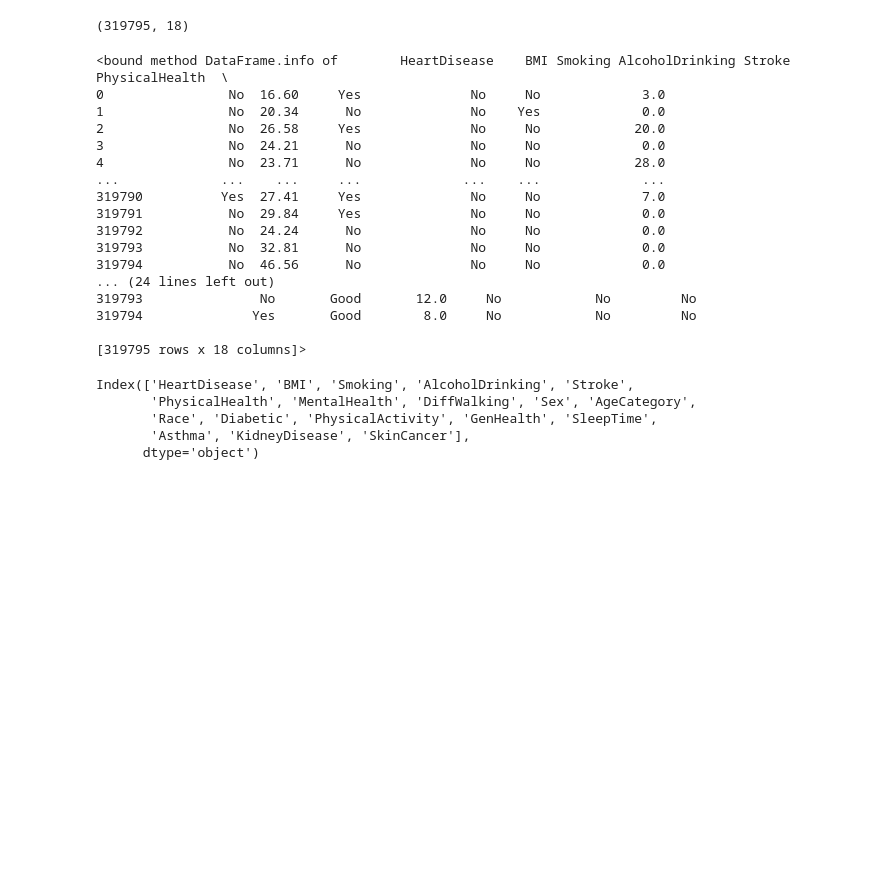
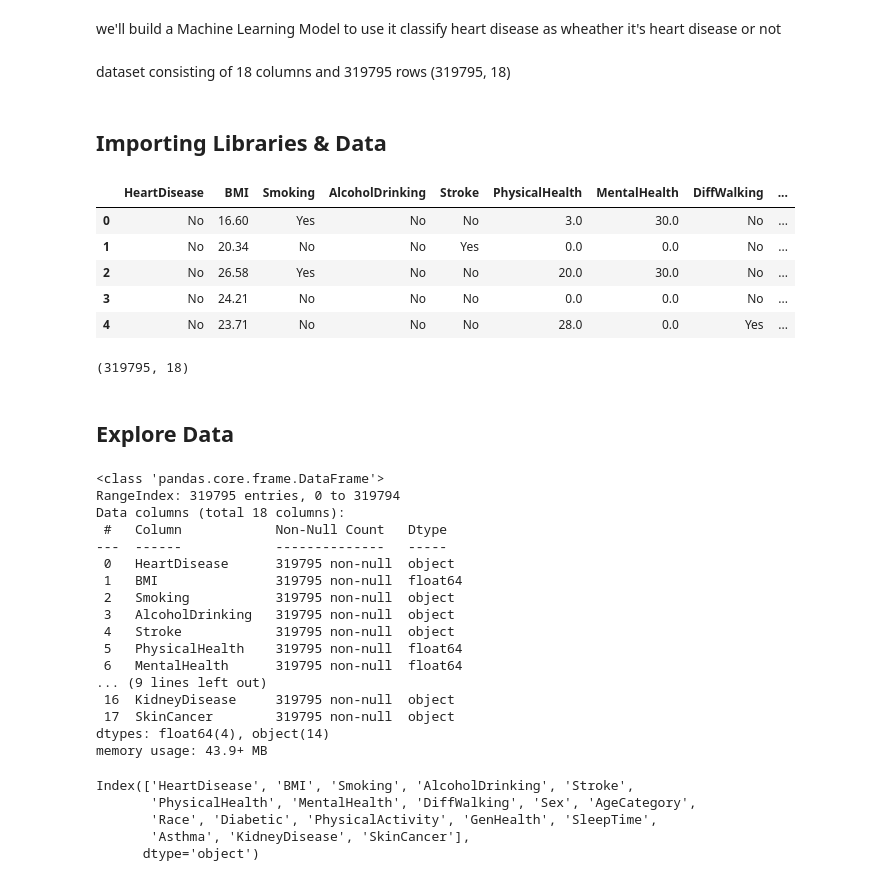
Before and after one commit to abo7adeed/Data_Science_Project, a Jupyter notebook: heart-diseases.ipynb, the cells around one changed output. Drawn from its saved outputs; the diff is of its cells as text; code cells hidden in the pictures; blank space fills up the shorter version.

Commit message:
Kaggle Notebook | heart_diseases | Version 31

```diff
--- a/heart-diseases.ipynb
+++ b/heart-diseases.ipynb
@@ -69,3 +5,9 @@ for dirname, _, filenames in os.walk('/kaggle/input'):
+# %% [markdown]
+we'll build a Machine Learning Model to use it classify heart disease as wheather it's heart disease or not
+# %% [markdown]
+dataset consisting of 18 columns and 319795 rows (319795, 18)
+# %% [markdown]
+## Importing Libraries & Data
 # %%
 #libraries
 import numpy as np
@@ -111,27 +42,41 @@ for file in files:
+# %%
+#-----------------------------------------------------part one
+# read data
+data = pd.read_csv('/kaggle/input/heart-disease/heart_disease.csv')
+data.head()
+# %% [output]
+|  | HeartDisease | BMI | Smoking | AlcoholDrinking | Stroke | PhysicalHealth | MentalHealth | DiffWalking | ... |
+| 0 | No | 16.60 | Yes | No | No | 3.0 | 30.0 | No | ... |
+| 1 | No | 20.34 | No | No | Yes | 0.0 | 0.0 | No | ... |
+| 2 | No | 26.58 | Yes | No | No | 20.0 | 30.0 | No | ... |
+| 3 | No | 24.21 | No | No | No | 0.0 | 0.0 | No | ... |
+| 4 | No | 23.71 | No | No | No | 28.0 | 0.0 | Yes | ... |
 # %%
 data.shape
 # %% [output]
 (319795, 18)
+# %% [markdown]
+## Explore Data
 # %%
-data.info
+data.info()
 # %% [output]
-<bound method DataFrame.info of        HeartDisease    BMI Smoking AlcoholDrinking Stroke  PhysicalHealth  \
-0                No  16.60     Yes              No     No             3.0
-1                No  20.34      No              No    Yes             0.0
-2                No  26.58     Yes              No     No            20.0
-3                No  24.21      No              No     No             0.0
-4                No  23.71      No              No     No            28.0
-...             ...    ...     ...             ...    ...             ...
-319790          Yes  27.41     Yes              No     No             7.0
-319791           No  29.84     Yes              No     No             0.0
-319792           No  24.24      No              No     No             0.0
-319793           No  32.81      No              No     No             0.0
-319794           No  46.56      No              No     No             0.0
-... (24 lines left out)
-319793               No       Good       12.0     No            No         No
-319794              Yes       Good        8.0     No            No         No
-
-[319795 rows x 18 columns]>
+<class 'pandas.core.frame.DataFrame'>
+RangeIndex: 319795 entries, 0 to 319794
+Data columns (total 18 columns):
+ #   Column            Non-Null Count   Dtype
+---  ------            --------------   -----
+ 0   HeartDisease      319795 non-null  object
+ 1   BMI               319795 non-null  float64
+ 2   Smoking           319795 non-null  object
+ 3   AlcoholDrinking   319795 non-null  object
+ 4   Stroke            319795 non-null  object
+ 5   PhysicalHealth    319795 non-null  float64
+ 6   MentalHealth      319795 non-null  float64
+... (9 lines left out)
+ 16  KidneyDisease     319795 non-null  object
+ 17  SkinCancer        319795 non-null  object
+dtypes: float64(4), object(14)
+memory usage: 43.9+ MB
 # %%
 data.columns
 # %% [output]
```
Also changed, not shown: parts of 59 cells of this notebook.
